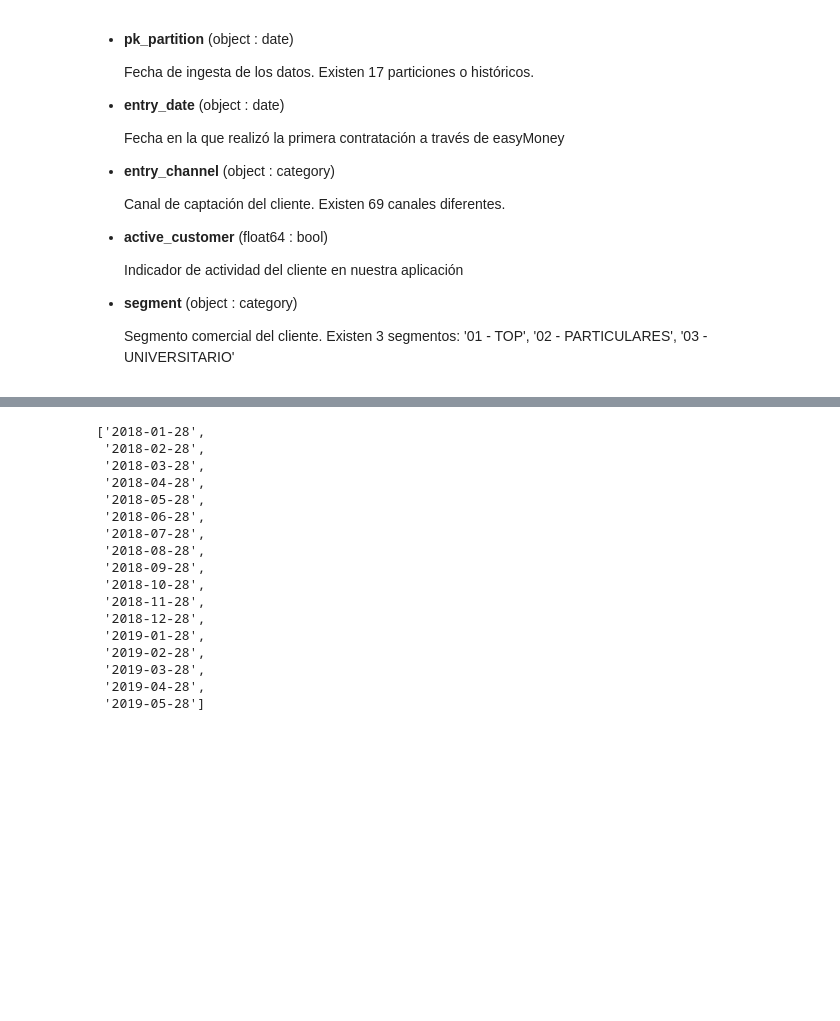
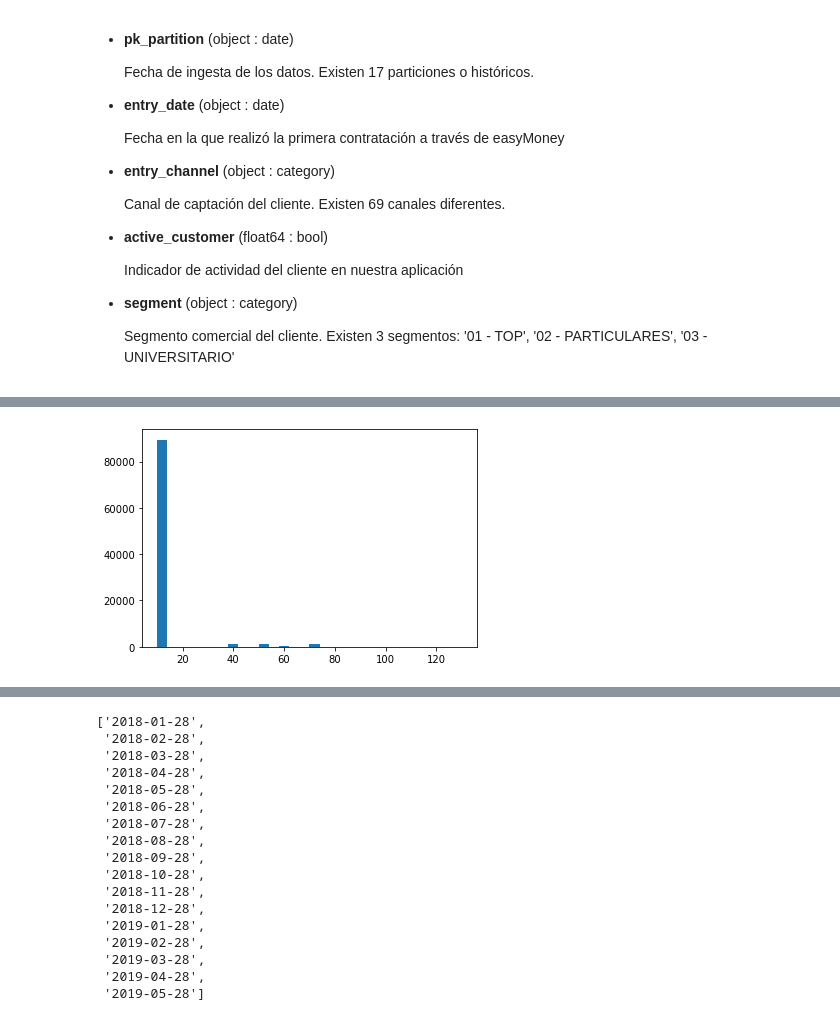
Before and after one commit to carlosperez1997/NDS_ProyectoFinal, a Jupyter notebook: eda_commercial_activity.ipynb, the cells around one changed output, grey strips where cells are left out. Drawn from its saved outputs; the diff is of its cells as text; code cells hidden in the pictures; blank space fills up the shorter version.

```diff
--- a/eda_commercial_activity.ipynb
+++ b/eda_commercial_activity.ipynb
@@ -85,0 +335,20 @@ None
+# %%
+products_dict = {"short_term_deposit":"ahorro e inversión", "loans":"financiación", "mortgage":"financiación",
+    "funds":"ahorro e inversión", "securities":"ahorro e inversión", "long_term_deposit":"ahorro e inversión",
+    "em_account_pp":"cuenta", "credit_card":"financiación", "payroll_account":"cuenta",
+    "emc_account":"cuenta", "debit_card":"financiación", "em_account_p":"cuenta", "em_acount":"cuenta"}
+
+cost_product = {'cuenta':10, 'ahorro e inversión':40, 'financiación':60}
+ingresos_list = []
+
+for key, value in products_dict.items():
+    new_key = key+'_ingresos'
+    initial_commercial_products[key] = initial_commercial_products[key]*cost_product[value]
+    ingresos_list.append(new_key)
+
+primeros_ingresos = pd.DataFrame((initial_commercial_products[ingresos_list] != 0).astype(int).sum(axis=0))
+primeros_ingresos.columns = ['count']
+
+primeros_ingresos['ingresos'] = initial_commercial_products[ingresos_list].sum(axis=0)
+
+print('Ingresos medios por cliente (en su primera compra): {} '.format(primeros_ingresos['ingresos'].sum() / primeros_ingresos['count'].sum()))
@@ -85,0 +357,8 @@ None
+# %%
+first_buy = pd.DataFrame( initial_commercial_products[ingresos_list].sum(axis=1)[:] )
+first_buy.columns = ['ingresos']
+first_buy['pk_partition'] = initial_commercial_products['pk_partition']
+
+first_partition = '2018-01-28'
+first_buy = first_buy[ (first_buy['ingresos'] != 0) & (first_buy['pk_partition'] != first_partition)]
+first_buy.head()
@@ -85,0 +373,5 @@ None
+# %%
+plt.hist( first_buy['ingresos'], bins=30)
+plt.show()
+# %% [output]
+[figure, added]
```
Also changed, not shown: parts of 36 cells of this notebook, 9 other files.
